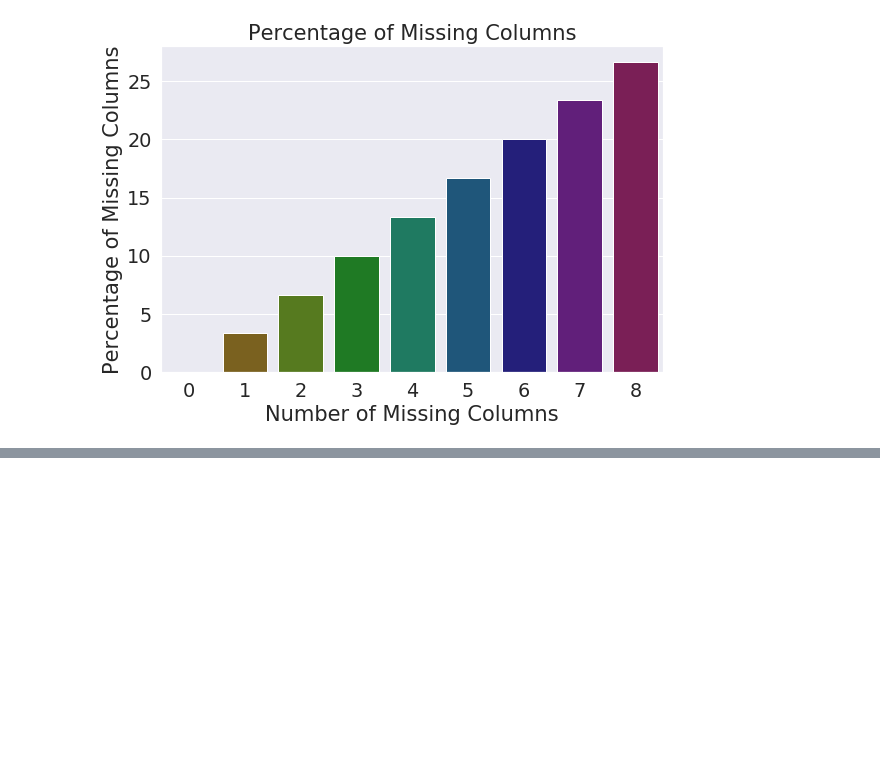
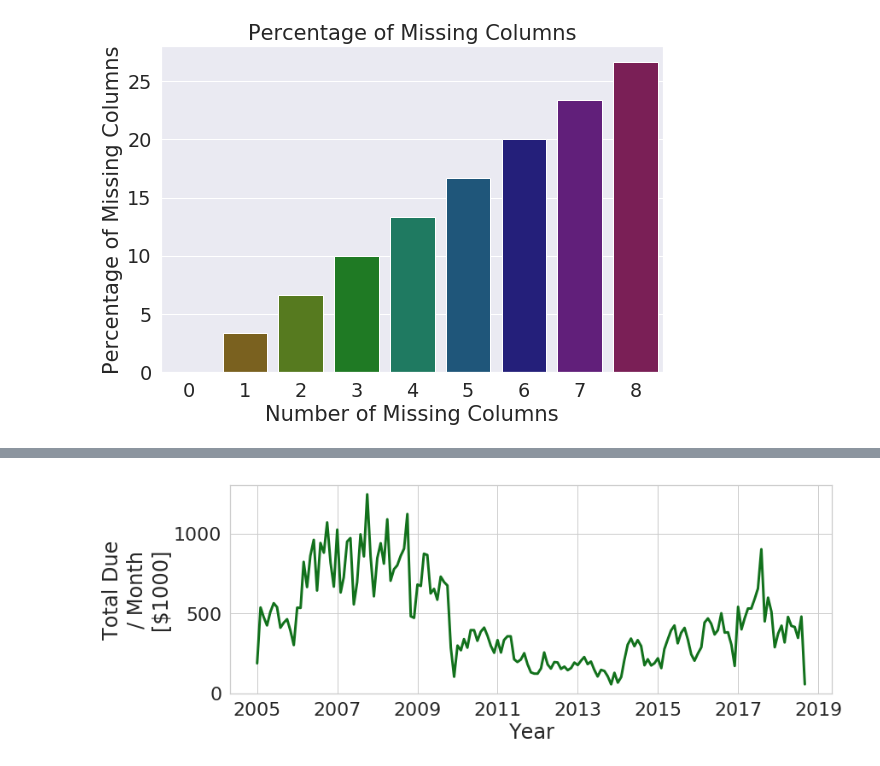
Before and after one commit to mspcvsp/CityOfDetroitBlightViolations, a Jupyter notebook: AnalyzeBVNDataSet.ipynb, the cells around one changed output, grey strips where cells are left out. Cells and saved outputs as stored; diff of their text form; code cells hidden in the pictures; blank space fills up the shorter version.

```diff
--- a/AnalyzeBVNDataSet.ipynb
+++ b/AnalyzeBVNDataSet.ipynb
@@ -246,0 +732,16 @@ evaluate_percentage_missingcolumns(bvn_df)
+# %%
+total_due_df = compute_totaldue(bvn_df)
+# %%
+plt.figure(figsize=(12, 5))
+sns.set(style="whitegrid", font_scale=2)
+sns.lineplot(x='monthyear',
+             y='totalduethousands',
+             data=total_due_df,
+             linewidth=3,
+             color=palette[2])
+plt.tight_layout()
+plt.xlabel('Year')
+plt.ylabel('Total Due\n/ Month\n[$1000]')
+plt.savefig(os.path.join(figure_dir, "totaldue.png"))
+# %% [output]
+[figure, added]
```
Also changed, not shown: parts of 47 cells of this notebook.
